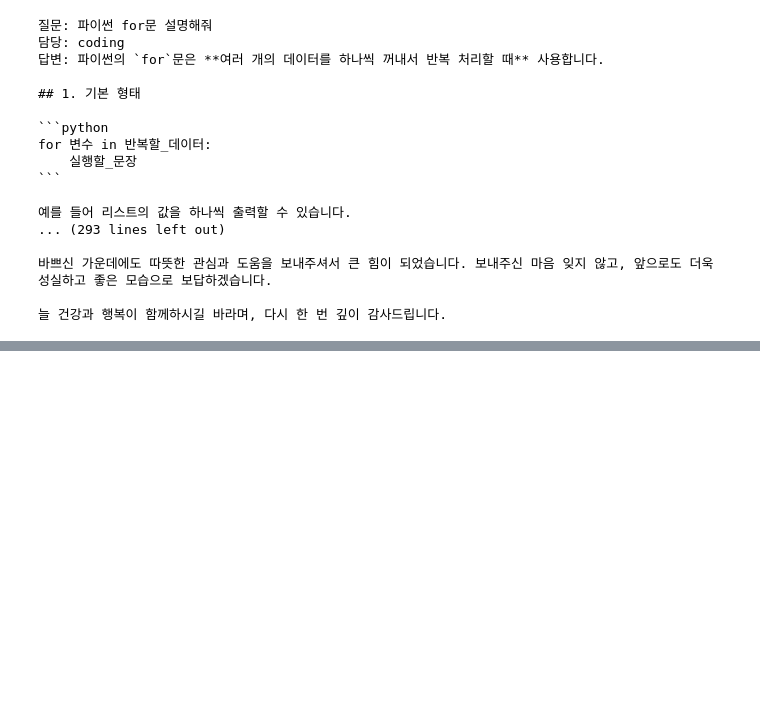
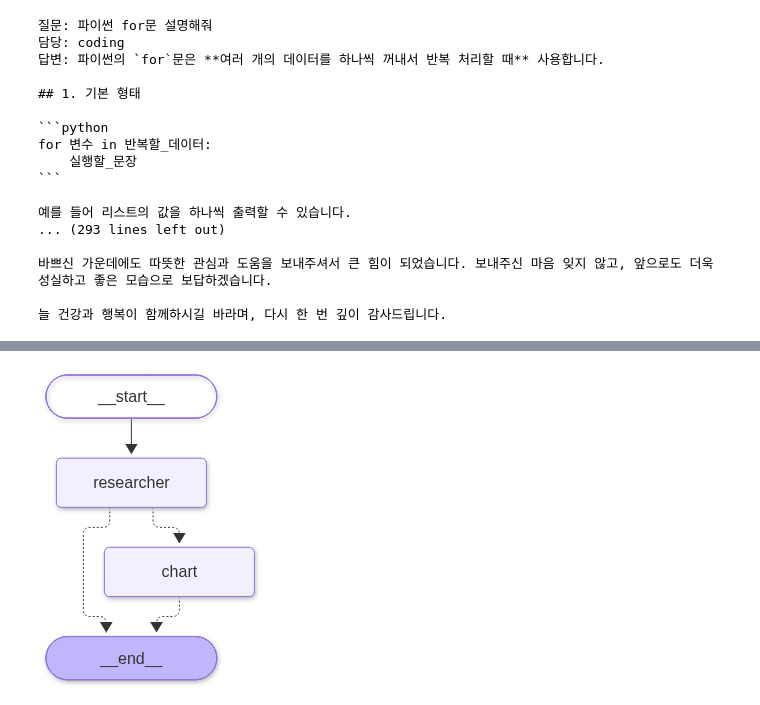
Before and after one commit to harwoon/14_Agent, a Jupyter notebook: 6_멀티에이전트.ipynb, the cells around one changed output, grey strips where cells are left out. Drawn from its saved outputs; the diff is of its cells as text; code cells hidden in the pictures; blank space fills up the shorter version.

```diff
--- a/6_멀티에이전트.ipynb
+++ b/6_멀티에이전트.ipynb
@@ -126,0 +175,40 @@ for 변수 in 반복할_데이터:
+# %%
+class ResearchData(BaseModel):
+    data: list[ChartData] = Field(description="출처에서 확인된 수치만")
+    summary: str
+# %%
+research_llm = llm.with_structured_output(ResearchData)
+# %%
+def researcher(state: ChartState) -> Command[Literal["chart","__end__"]]:
+    sources = search_web(state['question'])
+    parsed = research_llm.invoke([
+        ("system","검색 결과에 명시된 값만 추출하세요. 추정하거나 없는 수치를 생성하지 마세요. 각 수치의 단위가 일관되어야 합니다. 확인 불가능하면 data를 빈 목록으로 반환하세요."),
+        ("human", json.dumps({"question": state["question"], "sources":sources}, ensure_ascii=False))
+    ])
+    if not parsed.data:
+        return Command(update={"sources":sources, "error": "검증 가능한 수치가 없습니다."},
+                goto=END)
+    return Command(update={"sources": sources, "data": [x.model_dump() if hasattr(x,"model_dump") else x for x in parsed.data], "summary":parsed.summary}, goto='chart')
+# %%
+def chart(state: ChartState) -> Command[Literal["__end__"]]:
+    rows = state["data"]
+    fig, ax = plt.subplots(figsize=(9, 4))
+    ax.bar([r["label"] for r in rows], [r["value"] for r in rows])
+    ax.set_title("Research results (verify units and sources)")
+    ax.tick_params(axis="x", rotation=25)
+    fig.tight_layout()
+    path = OUTPUT_DIR / "research_chart.png"
+    fig.savefig(path, dpi=140)
+    plt.show()
+    plt.close(fig)
+    return Command(update={"chart_path":str(path)}, goto=END)
+# %%
+#에이전트끼리 엣지로 연결할 필요가 없어 간단해짐
+builder = StateGraph(ChartState)
+builder.add_node("researcher", researcher)
+builder.add_node("chart",chart)
+builder.add_edge(START, "researcher") # 에이전트에서 종료를 end로 처리해 여기에 end 필요없음
+network_chart = builder.compile()
+network_chart
+# %% [output]
+[figure, added]
```
Also changed, not shown: parts of 15 cells of this notebook, 1 other file.
